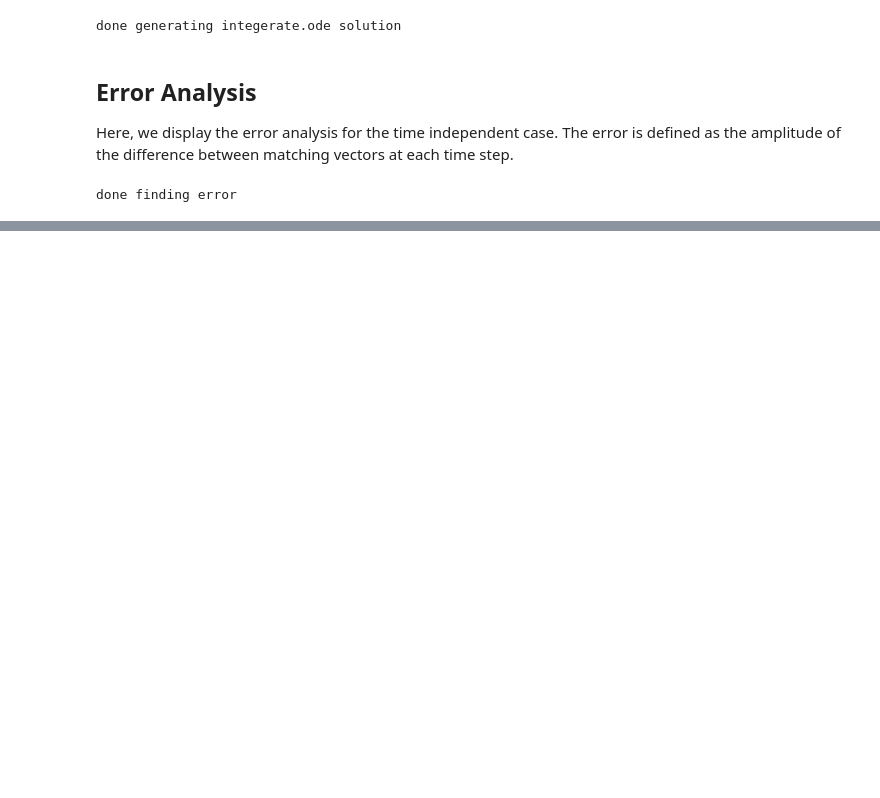
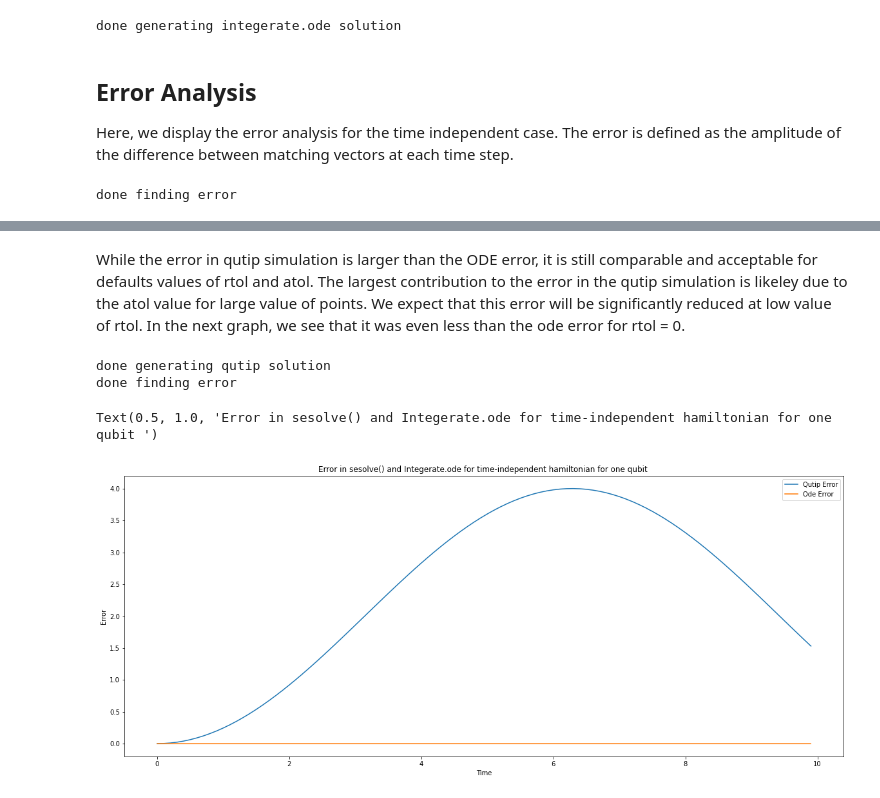
Before and after one commit to majdh98/Summer2021, a Jupyter notebook: Qutip_single_qubit_error.ipynb, the cells around one changed output, grey strips where cells are left out. Saved outputs shown, nothing was run; the diff lists cells and outputs as text; code cells hidden in the pictures; blank space fills up the shorter version.

```diff
--- a/Qutip_single_qubit_error.ipynb
+++ b/Qutip_single_qubit_error.ipynb
@@ -171,0 +164,36 @@ print(np.vdot(exact_states[r] - ode_states[r], exact_states[r] - ode_states[r]))
+# %% [markdown]
+While the error in qutip simulation is larger than the ODE error, it is still comparable and acceptable for defaults values of rtol and atol. The largest contribution to the error in the qutip simulation is likeley due to the atol value for large value of points. We expect that this error will be significantly reduced at low value of rtol. In the next graph, we see that it was even less than the ode error for rtol = 0.
+# %%
+initial_state = (qutip.basis(2, 0) + (1+0j)*qutip.basis(2, 1)).unit()
+h = w*sigmaz()/2
+options = Options(rtol = 0)
+result = sesolve(h, initial_state, times, options = options)
+qutip_states = result.states
+print("done generating qutip solution")
+
+
+qutip_error = []
+ode_error = []
+for i in range(len(times)):
+    y = []
+    y.append(qutip_states[i][0] - exact_states[i][0])
+    y.append(qutip_states[i][1] - exact_states[i][1])
+    qutip_error.append(np.abs(np.vdot(y, y)))
+    ode_error.append(np.abs(np.vdot(ode_states[i] - exact_states[i], ode_states[i] - exact_states[i])))
+print("done finding error")
+
+p = plt.figure(1)
+p.set_figwidth(20)
+p.set_figheight(8)
+p = plt.subplot()
+p.plot(times, qutip_error)
+p.plot(times, ode_error)
+p.legend(("Qutip Error", "Ode Error",))
+p.set_xlabel('Time')
+p.set_ylabel('Error')
+p.set_title("Error in sesolve() and Integerate.ode for time-independent hamiltonian for one qubit ")
+# %% [output]
+done generating qutip solution
+done finding error
+Text(0.5, 1.0, 'Error in sesolve() and Integerate.ode for time-independent hamiltonian for one qubit ')
+[figure, added]
```
Also changed, not shown: parts of 8 cells of this notebook, 1 other file.
